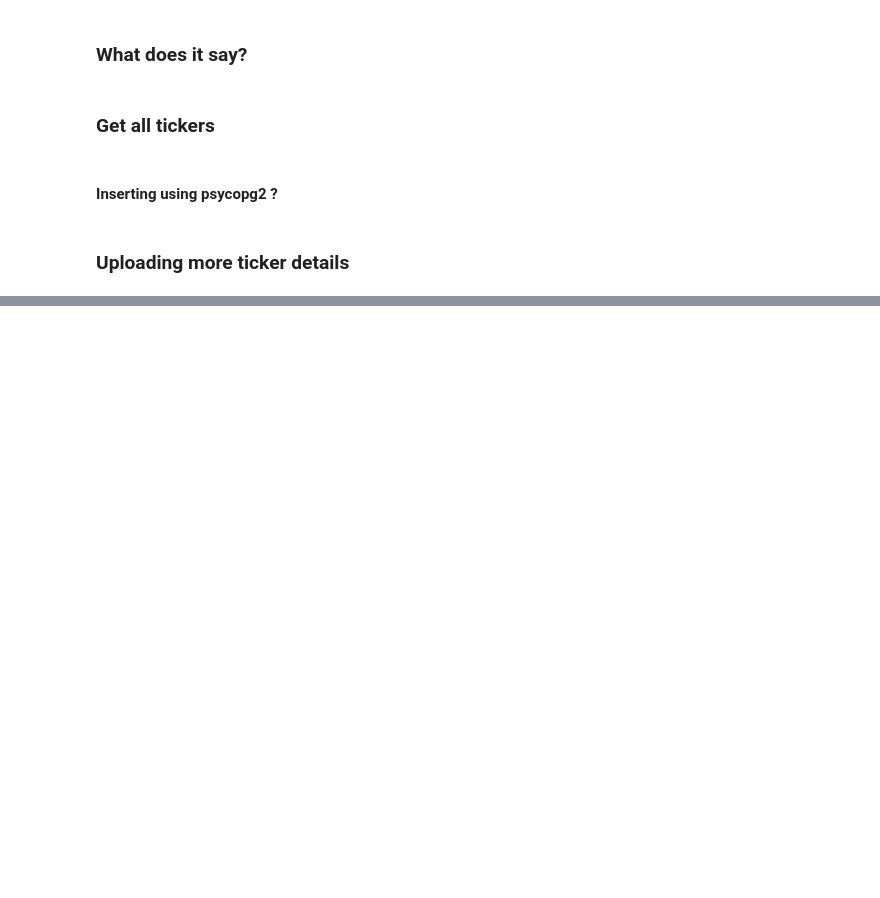
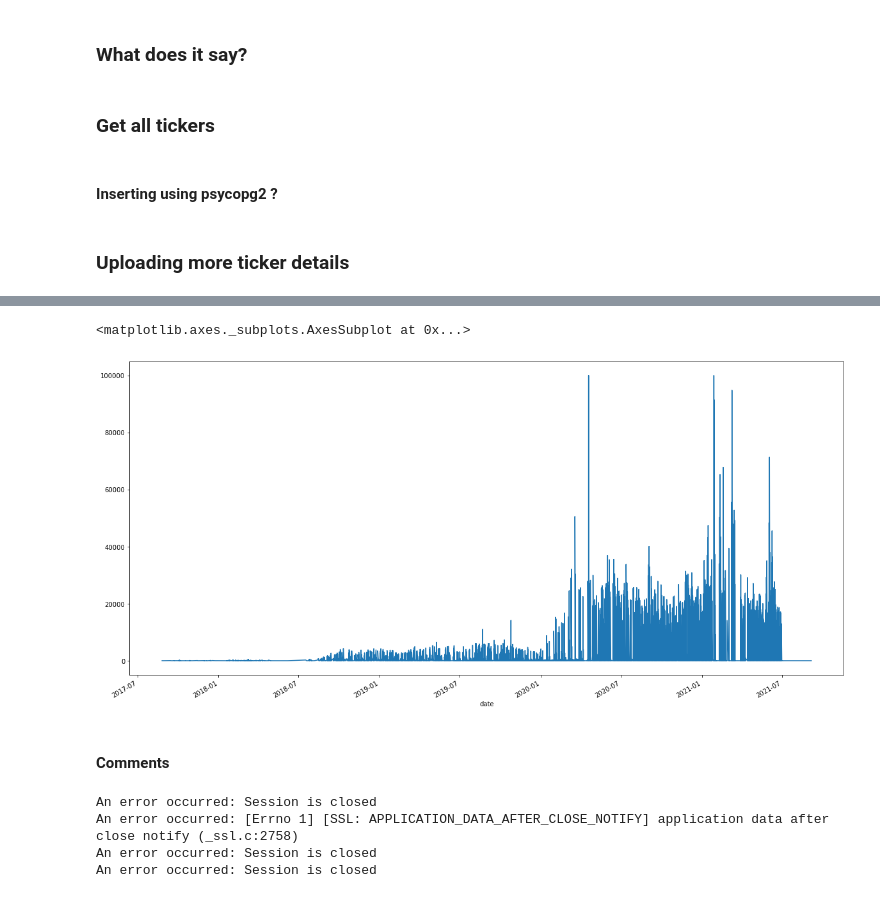
Before and after one commit to tranquilo12/WSB, a Jupyter notebook: notebooks/AnalyseWsbComments.ipynb, the cells around one changed output, grey strips where cells are left out. Cells and saved outputs as stored; diff of their text form; code cells hidden in the pictures; blank space fills up the shorter version.

```diff
--- a/notebooks/AnalyseWsbComments.ipynb
+++ b/notebooks/AnalyseWsbComments.ipynb
@@ -493,0 +487,20 @@ pd.merge(left=wsb_com_df, right=clean_sents_tickers_df[["submission_id","tickers
+# %%
+# submissions_comments_df = gather.get_submission_comments_status_mat_view(local=True)
+submissions_comments_df[0].comments_len.plot(figsize=(20, 10))
+# %% [output]
+<matplotlib.axes._subplots.AxesSubplot at 0x...>
+[figure, added]
+# %% [markdown]
+#### Comments
+# %%
+from prefect_utils import make_urls_using_sub_id_for_comments
+
+start_date, end_date = "2021-07-01", "2021-08-01"
+
+loop = asyncio.get_running_loop()
+comments_urls_with_sub_ids = loop.create_task(make_urls_using_sub_id_for_comments(start_date=start_date, end_date=end_date))
+# %% [output]
+An error occurred: Session is closed
+An error occurred: [Errno 1] [SSL: APPLICATION_DATA_AFTER_CLOSE_NOTIFY] application data after close notify (_ssl.c:2758)
+An error occurred: Session is closed
+An error occurred: Session is closed
```
Also changed, not shown: parts of 52 cells of this notebook, 17 other files.
